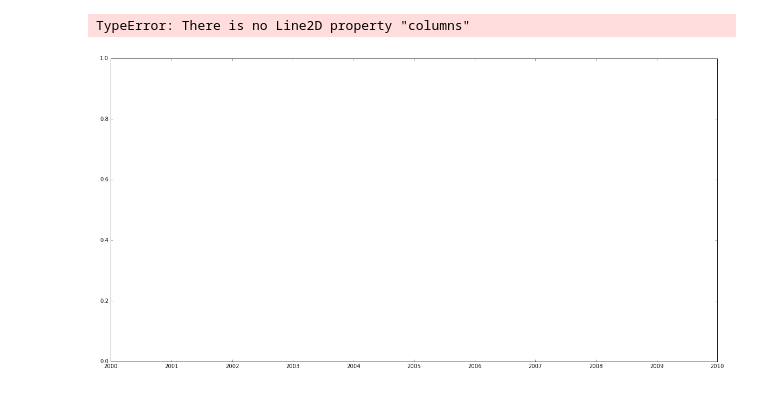
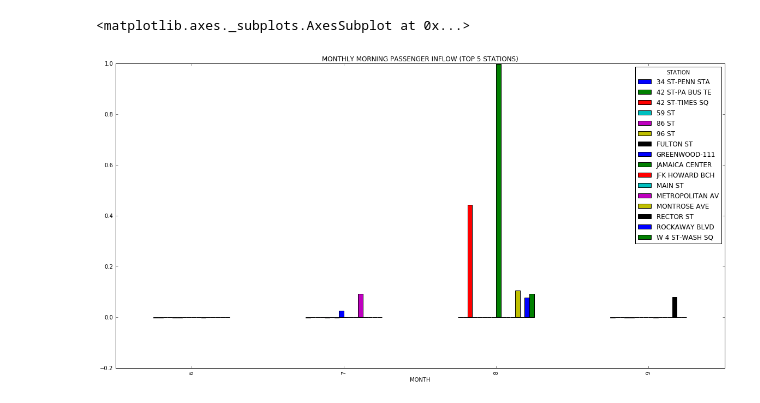
Before and after one commit to ashirwad08/MTA-data-exploration, a Jupyter notebook: MTA-data-summer2015.ipynb, the cells around one changed output. Drawn from its saved outputs; the diff is of its cells as text; code cells hidden in the pictures.

Commit message:
monthly top 5 stations  mornings code

```diff
--- a/MTA-data-summer2015.ipynb
+++ b/MTA-data-summer2015.ipynb
@@ -53,8 +53,9 @@ df1.drop(df1.columns[0],axis=1, inplace=True)
 df1.rename(columns=lambda x: x.strip(), inplace=True)
 df1['DATE'] = pd.to_datetime(df1['DATE'])
 df1['WEEKDAY'] = pd.DatetimeIndex(df1['DATE']).weekday
+df1['MONTH']=pd.DatetimeIndex(df1['DATE']).month
 df1["INFLOW"]=df1.groupby(["C/A","UNIT","SCP","STATION","DATE"]).ENTRIES.diff()
 df1["OUTFLOW"]=df1.groupby(["C/A","UNIT","SCP","STATION","DATE"]).EXITS.diff()
 df1["FLUX"]=df1["INFLOW"]-df1["OUTFLOW"]
-#temp = df1[(df1['INFLOW']>=0),]
+df2 = df1
 # %% [output]
@@ -63,7 +63,0 @@ Wall time: 4min 45s
-# %%
-#df1.head()
-
-#more cleaning
-#remove inflow < 0
-df2 = df1.loc[(df1['INFLOW']>=0)&(df1['OUTFLOW']>=0),:]
-df2.head()
@@ -120,13 +63,0 @@ morning_grp=df_morning_inflow.groupby(['DATE','STATION']).FLUX.sum()
-# %%
-# PLOT 1: MORNING, TOP 5 STATIONS with MAX PEOPLE COMING IN (TIME SERIES VIEW FOR SUMMER 2015)
-#df_morning_inflow.sort_values(['STATION','DATE','FLUX'], ascending = [True, True, False] )
-#df_morning_inflow.groupby(['STATION','DATE'])['FLUX'].nlargest(3).reset_index(level=2, drop=True)
-
-
-df_morning.plot.line(
-    x='DATE',
-    y='FLUX',
-    figsize=(20,10))
-# %% [output]
-TypeError: There is no Line2D property "columns"
-[figure, removed]
@@ -195,0 +64,25 @@ TypeError: There is no Line2D property "columns"
+# %%
+#PLOT: TOP 5 STATIONS IN THE MORNING WITH HIGHEST INFLOW (PEOPLE COMING IN)
+
+monthmap = {1: 'Jan', 2: 'Feb', 3: 'Mar', 4: 'Apr', 5: 'May', 6: 'Jun', 7:'Jul', 8:'Aug', 9:'Sep', 10:'Oct', 11:'Nov', 12:'Dec'}
+
+
+df_morning_inflow = df2.loc[(df2["TIME"].isin(["08:00:00","13:00:00","09:00:00","12:00:00"]))&(df2.FLUX>0),["STATION","DATE","WEEKDAY","MONTH","INFLOW","OUTFLOW","FLUX"]]
+#df_morning_inflow = df_morning_inflow.loc[(df_morning_inflow.FLUX<100000),:]
+morning_grp=df_morning_inflow.groupby(['MONTH','STATION']).FLUX.sum()
+
+df_morning=morning_grp.reset_index()
+df_morning['FLUXscaled']=(df_morning.FLUX-df_morning.FLUX.mean())/float((df_morning.FLUX.max()-df_morning.FLUX.min()))
+df_morning = df_morning.sort_values(['MONTH','FLUXscaled','STATION'], ascending=[True,False,True])
+df_morning = df_morning.groupby('MONTH')
+df_morning=df_morning.head(5)
+
+(df_morning
+ .pivot(index='MONTH',columns='STATION',values='FLUXscaled')
+ .plot.bar(
+        title='MONTHLY MORNING PASSENGER INFLOW (TOP 5 STATIONS)',
+        figsize=(20,10))
+)
+# %% [output]
+<matplotlib.axes._subplots.AxesSubplot at 0x...>
+[figure, added]
```
Also changed, not shown: parts of 6 cells of this notebook.
